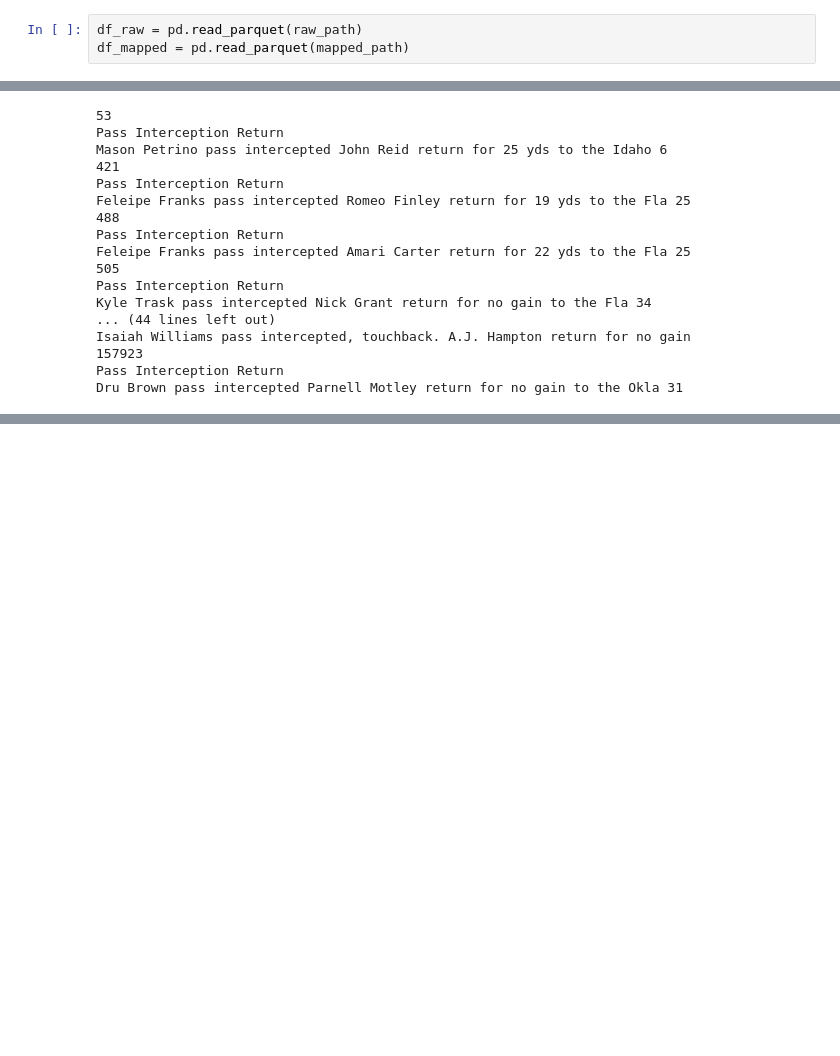
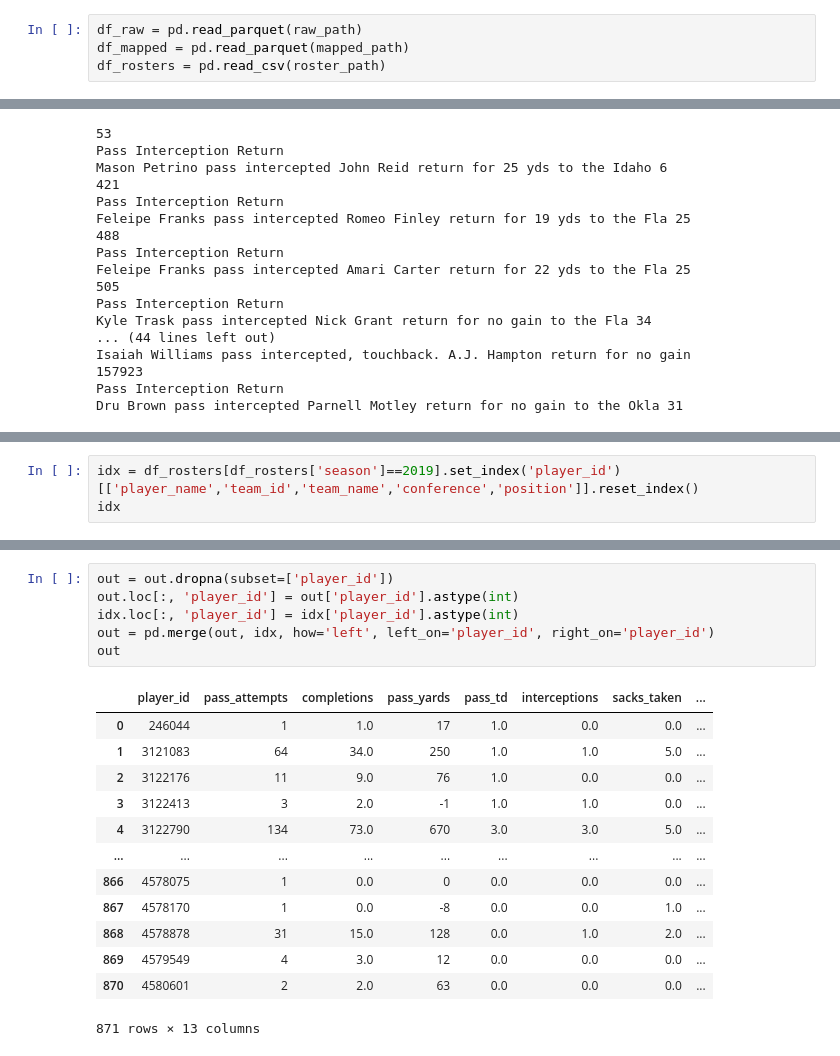
Before and after one commit to kobzajj/cfb-analytics, a Jupyter notebook: ad_hoc_analysis/2019_pbp_analysis.ipynb, the cells around one changed output, grey strips where cells are left out. Drawn from its saved outputs; the diff is of its cells as text; blank space fills up the shorter version.

```diff
--- a/ad_hoc_analysis/2019_pbp_analysis.ipynb
+++ b/ad_hoc_analysis/2019_pbp_analysis.ipynb
@@ -7,6 +8,7 @@ mapped_path = Path('../data_extraction/data/raw/2019/pbp.parquet')
 # %%
 df_raw = pd.read_parquet(raw_path)
 df_mapped = pd.read_parquet(mapped_path)
+df_rosters = pd.read_csv(roster_path)
 # %%
 df_raw.columns
 # %% [output]
@@ -273,0 +313,3 @@ df_mapped[df_mapped['interception'].notna()].head(10)
+# %%
+idx = df_rosters[df_rosters['season']==2019].set_index('player_id')[['player_name','team_id','team_name','conference','position']].reset_index()
+idx
@@ -273,0 +377,20 @@ df_mapped[df_mapped['interception'].notna()].head(10)
+# %%
+out = out.dropna(subset=['player_id'])
+out.loc[:, 'player_id'] = out['player_id'].astype(int)
+idx.loc[:, 'player_id'] = idx['player_id'].astype(int)
+out = pd.merge(out, idx, how='left', left_on='player_id', right_on='player_id')
+out
+# %% [output]
+|  | player_id | pass_attempts | completions | pass_yards | pass_td | interceptions | sacks_taken | ... |
+| 0 | 246044 | 1 | 1.0 | 17 | 1.0 | 0.0 | 0.0 | ... |
+| 1 | 3121083 | 64 | 34.0 | 250 | 1.0 | 1.0 | 5.0 | ... |
+| 2 | 3122176 | 11 | 9.0 | 76 | 1.0 | 0.0 | 0.0 | ... |
+| 3 | 3122413 | 3 | 2.0 | -1 | 1.0 | 1.0 | 0.0 | ... |
+| 4 | 3122790 | 134 | 73.0 | 670 | 3.0 | 3.0 | 5.0 | ... |
+| ... | ... | ... | ... | ... | ... | ... | ... | ... |
+| 866 | 4578075 | 1 | 0.0 | 0 | 0.0 | 0.0 | 0.0 | ... |
+| 867 | 4578170 | 1 | 0.0 | -8 | 0.0 | 0.0 | 1.0 | ... |
+| 868 | 4578878 | 31 | 15.0 | 128 | 0.0 | 1.0 | 2.0 | ... |
+| 869 | 4579549 | 4 | 3.0 | 12 | 0.0 | 0.0 | 0.0 | ... |
+| 870 | 4580601 | 2 | 2.0 | 63 | 0.0 | 0.0 | 0.0 | ... |
+871 rows × 13 columns
```
Also changed, not shown: parts of 11 cells of this notebook, 5 other files.
